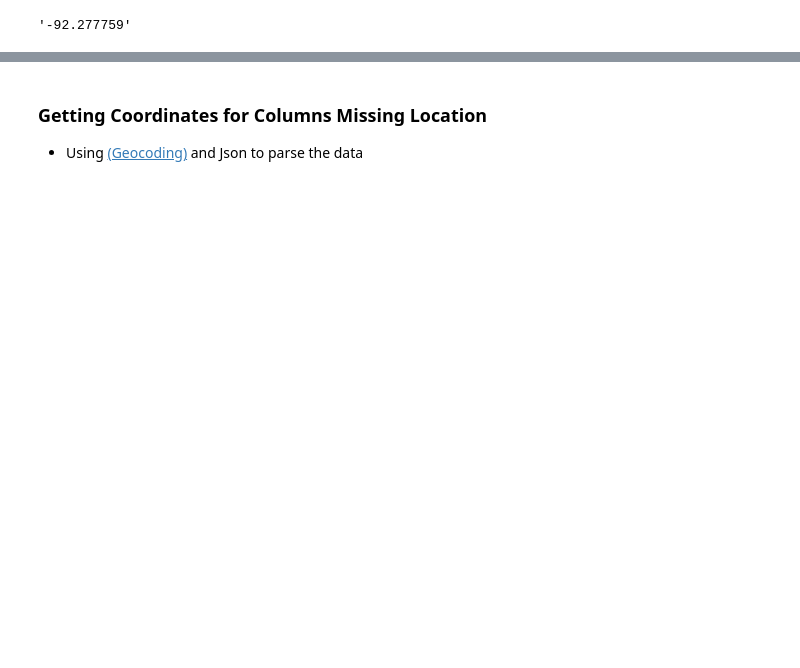
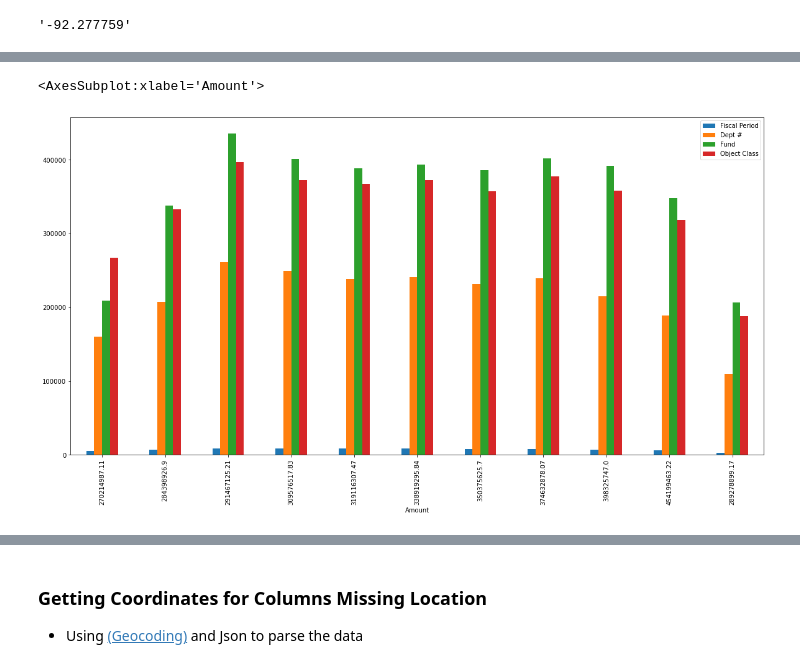
Before and after one commit to GitHuber626/Iowa_Liquor_Sales_Analysis, a Jupyter notebook: Tigran_V/Exploratory_Analysis.ipynb, the cells around one changed output, grey strips where cells are left out. Saved outputs shown, nothing was run; the diff lists cells and outputs as text; code cells hidden in the pictures; blank space fills up the shorter version.

```diff
--- a/Tigran_V/Exploratory_Analysis.ipynb
+++ b/Tigran_V/Exploratory_Analysis.ipynb
@@ -596,0 +605,6 @@ Name: store_name, Length: 79779, dtype: bool
+# %%
+state_of_iowa_expenditures = pd.read_csv("https://sales-analysis.s3.amazonaws.com/State_of_Iowa_Expenditures.csv")
+
+# We only care for data from 2012-Present
+state_of_iowa_expenditures = state_of_iowa_expenditures[state_of_iowa_expenditures['Budget FY']>=2012]
+state_of_iowa_expenditures.head()
@@ -596,0 +618,5 @@ Name: store_name, Length: 79779, dtype: bool
+# %%
+state_of_iowa_expenditures.sort_values("Budget FY").groupby("Budget FY").sum().plot.bar("Amount")
+# %% [output]
+<AxesSubplot:xlabel='Amount'>
+[figure, added]
```
Also changed, not shown: parts of 98 cells of this notebook.
